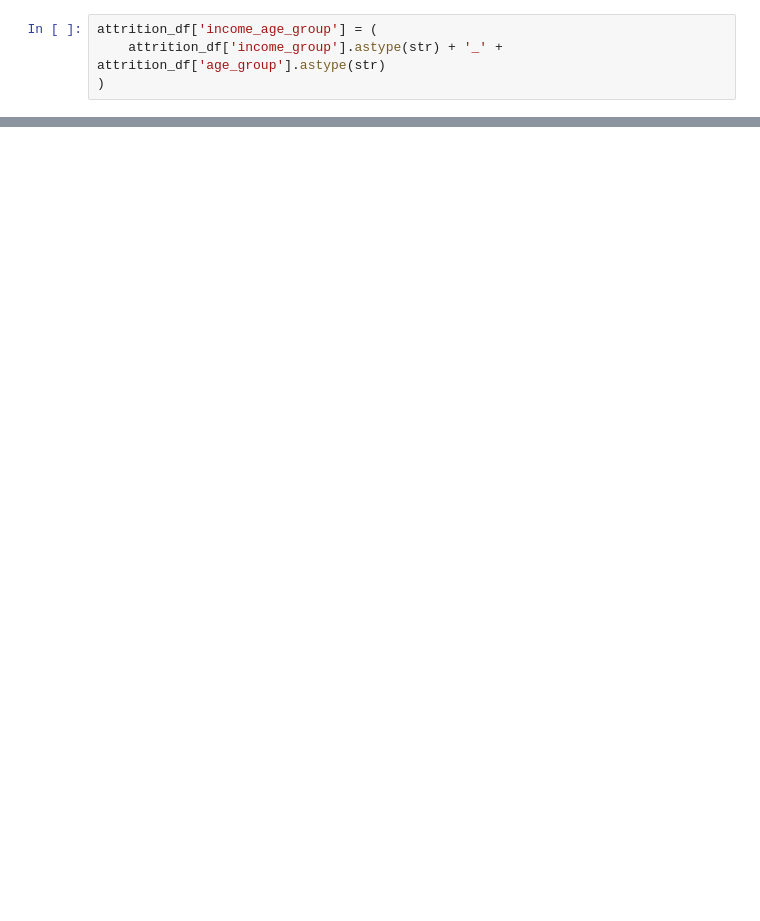
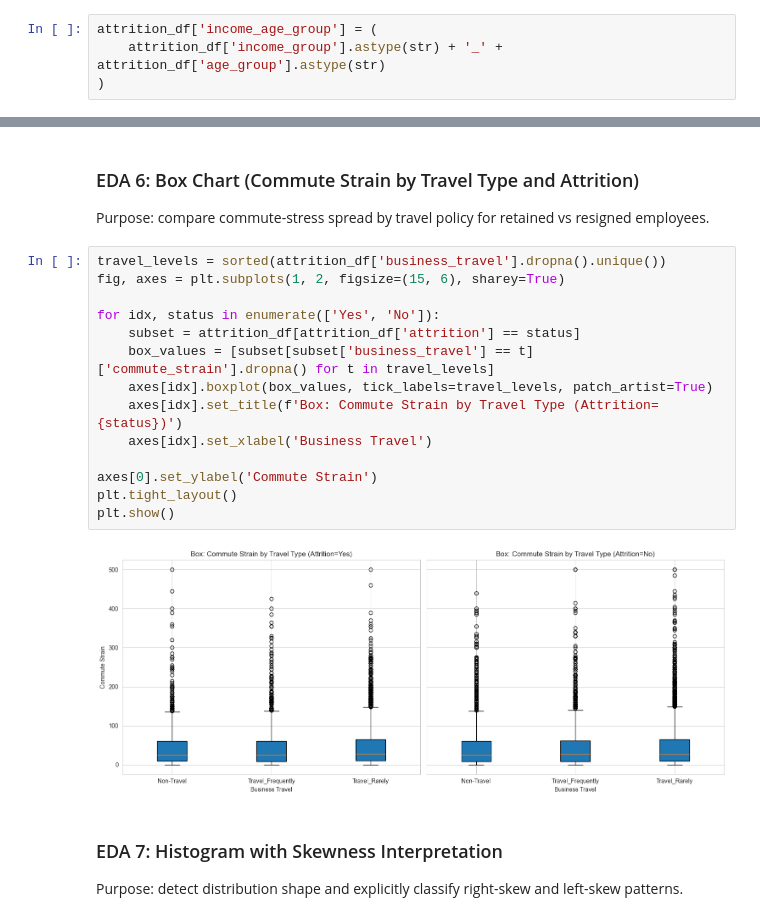
Before and after one commit to jagdisheverest2004/HR-Employee_Attrition_Analysis, a Jupyter notebook: hr_churn_analysis.ipynb, the cells around one changed output, grey strips where cells are left out. Saved outputs shown, nothing was run; the diff lists cells and outputs as text; blank space fills up the shorter version.

```diff
--- a/hr_churn_analysis.ipynb
+++ b/hr_churn_analysis.ipynb
@@ -368,0 +405,24 @@ display(result)
+# %% [markdown]
+### EDA 6: Box Chart (Commute Strain by Travel Type and Attrition)
+
+Purpose: compare commute-stress spread by travel policy for retained vs resigned employees.
+# %%
+travel_levels = sorted(attrition_df['business_travel'].dropna().unique())
+fig, axes = plt.subplots(1, 2, figsize=(15, 6), sharey=True)
+
+for idx, status in enumerate(['Yes', 'No']):
+    subset = attrition_df[attrition_df['attrition'] == status]
+    box_values = [subset[subset['business_travel'] == t]['commute_strain'].dropna() for t in travel_levels]
+    axes[idx].boxplot(box_values, tick_labels=travel_levels, patch_artist=True)
+    axes[idx].set_title(f'Box: Commute Strain by Travel Type (Attrition={status})')
+    axes[idx].set_xlabel('Business Travel')
+
+axes[0].set_ylabel('Commute Strain')
+plt.tight_layout()
+plt.show()
+# %% [output]
+[figure, added]
+# %% [markdown]
+### EDA 7: Histogram with Skewness Interpretation
+
+Purpose: detect distribution shape and explicitly classify right-skew and left-skew patterns.
```
Also changed, not shown: parts of 41 cells of this notebook.
